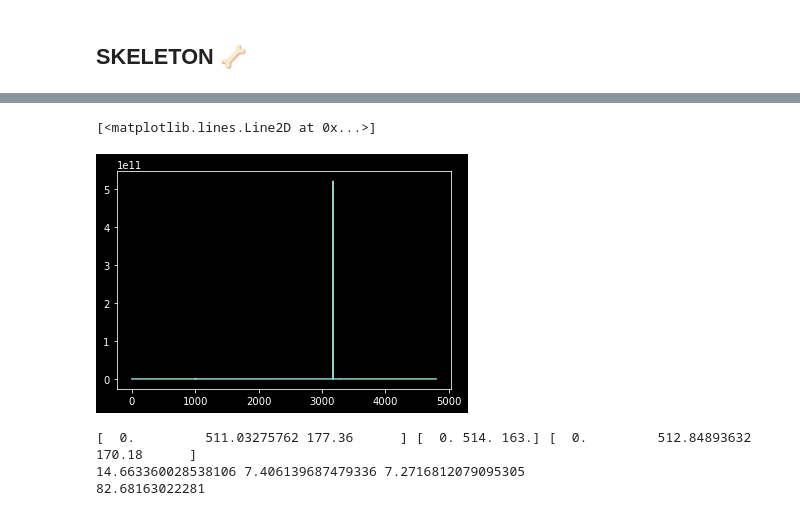
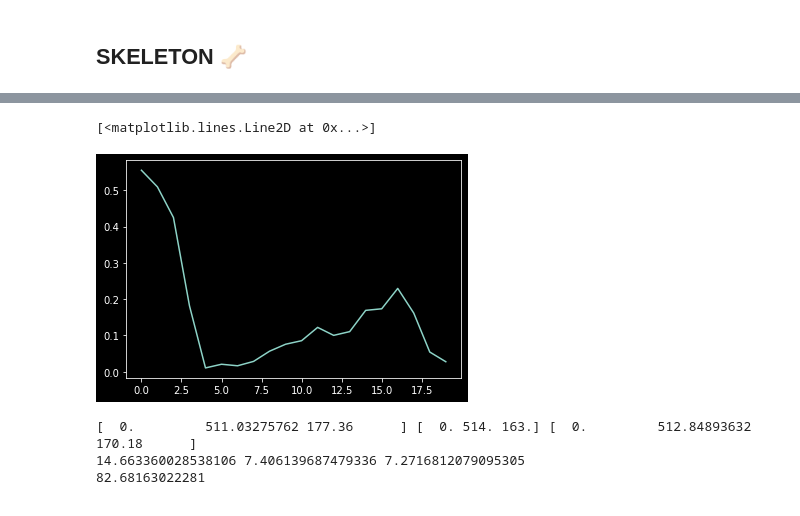
Before and after one commit to SaraLab-Group/m25-napari, a Jupyter notebook: notebooks/SKELETON_0507_ZW495_9.ipynb, the cells around one changed output, grey strips where cells are left out. Saved outputs shown, nothing was run; the diff lists cells and outputs as text; code cells hidden in the pictures.

```diff
--- a/notebooks/SKELETON_0507_ZW495_9.ipynb
+++ b/notebooks/SKELETON_0507_ZW495_9.ipynb
@@ -266,0 +254,22 @@ radius_curv= np.array(radius_curv)
+# %%
+a = np.array([ [  0.  ,   0.  ],[  0.3 ,   0.  ],[  1.25,  -0.1 ],
+              [  2.1 ,  -0.9 ],[  2.85,  -2.3 ],[  3.8 ,  -3.95],
+              [  5.  ,  -5.75],[  6.4 ,  -7.8 ],[  8.05,  -9.9 ],
+              [  9.9 , -11.6 ],[ 12.05, -12.85],[ 14.25, -13.7 ],
+              [ 16.5 , -13.8 ],[ 19.25, -13.35],[ 21.3 , -12.2 ],
+              [ 22.8 , -10.5 ],[ 23.55,  -8.15],[ 22.95,  -6.1 ],
+              [ 21.35,  -3.95],[ 19.1 ,  -1.9 ]])
+print(a.shape)
+plt.plot(a[:, 0],a[:, 1])
+
+dx_dt = np.gradient(a[:, 0])
+dy_dt = np.gradient(a[:, 1])
+
+ds_dt = np.sqrt(dx_dt * dx_dt + dy_dt * dy_dt)
+
+
+d2s_dt2 = np.gradient(ds_dt)
+d2x_dt2 = np.gradient(dx_dt)
+d2y_dt2 = np.gradient(dy_dt)
+
+curvature = np.abs(d2x_dt2 * dy_dt - dx_dt * d2y_dt2) / (dx_dt * dx_dt + dy_dt * dy_dt)**1.5
@@ -267,8 +279,8 @@ radius_curv= np.array(radius_curv)
 # %%
-plt.plot(radius_curv[:,1])
+plt.plot(curvature)
 # %% [output]
 [<matplotlib.lines.Line2D at 0x...>]
-[figure, old version]
+[figure, new version]
 # %%
 print(p1,p2,p0)
 a = np.linalg.norm(p1-p2)
```
Also changed, not shown: parts of 37 cells of this notebook.
